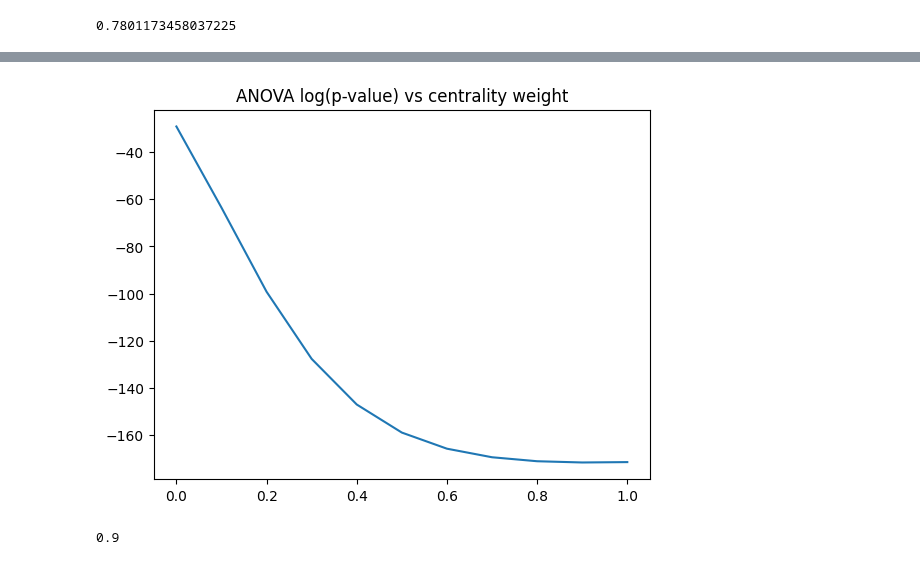
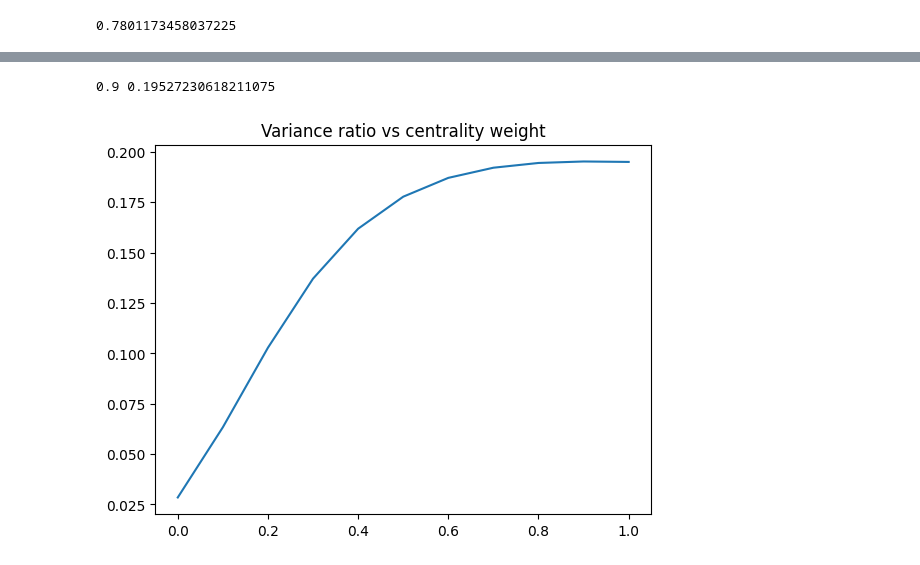
Before and after one commit to martingrzzler/robanohashi-thesis-notebook, a Jupyter notebook: final_metric.ipynb, the cells around one changed output, grey strips where cells are left out. Cells and saved outputs as stored; diff of their text form; code cells hidden in the pictures.

```diff
--- a/final_metric.ipynb
+++ b/final_metric.ipynb
@@ -127,4 +168,4 @@ map_combined_score(sample)['wanikani_mnemonic_centrality']
 # %% [output]
 0.7801173458037225
 # %%
-ds_scores = ds_keywords['train'].map(map_combined_score)
+ds_scores = ds_keywords['train'].map(map_combined_scores)
@@ -163,0 +243,20 @@ def map_weighted(centrality_weight=.5):
+# %%
+n_keywords = np.linspace(1, 3, 10)
+ds_centralilties = []
+best_var_ratio = 0
+best_n = 0
+ratios = []
+within_vars = []
+between_vars = []
+
+for n in n_keywords:
+    ds_cent = ds_scores.map(map_centrality(n))
+    ds_centralilties.append(ds_cent)
+    within_group_vars, between_group_var = group_variance(ds_cent, 'centrality')
+    within_vars.append(within_group_vars)
+    between_vars.append(between_group_var)
+    var_ratio = between_group_var / np.sum(within_group_vars)
+    ratios.append(var_ratio)
+    if var_ratio > best_var_ratio:
+        best_var_ratio = var_ratio
+        best_n = n
@@ -163,0 +297,3 @@ def map_weighted(centrality_weight=.5):
+# %%
+ds_combined = ds_scores.map(map_weighted(centrality_weight=.5))
+group_variance(ds_combined, 'weighted_score')
@@ -164,13 +307,23 @@ def map_weighted(centrality_weight=.5):
 # %%
 centrality_weights = np.linspace(0,1,11)
-p_values = []
 ds_combineds = []
+best_var_ratio = 0
+best_centrality_weight = 0
+ratios = []
+between_vars = []
+within_vars = []
 
 for centrality_weight in centrality_weights:
     ds_combined = ds_scores.map(map_weighted(centrality_weight))
     ds_combineds.append(ds_combined)
-    _, p = anova(ds_combined, 'weighted_score')
-    p_values.append(p)
+    within, between = group_variance(ds_combined, 'weighted_score')
+    between_vars.append(between)
+    within_vars.append(within)
+    var_ratio = between / np.sum(within)
+    ratios.append(var_ratio)
+    if var_ratio > best_var_ratio:
+        best_var_ratio = var_ratio
+        best_centrality_weight = centrality_weight
 # %% [output]
 WARNING:datasets.arrow_dataset:Loading cached processed dataset at /root/.cache/huggingface/datasets/martingrzzler___json/martingrzzler--mnemonics_benchmark-6cc75b71b93e3c15/0.0.0/fe5dd6ea2639a6df6229 ...
 WARNING:datasets.arrow_dataset:Loading cached processed dataset at /root/.cache/huggingface/datasets/martingrzzler___json/martingrzzler--mnemonics_benchmark-6cc75b71b93e3c15/0.0.0/fe5dd6ea2639a6df6229 ...
@@ -186,11 +349,11 @@ WARNING:datasets.arrow_dataset:Loading cached processed dataset at /root/.cache/
+# %%
+print(best_centrality_weight, best_var_ratio)
+# %% [output]
+0.9 0.19527230618211075
 # %%
-plt.title('ANOVA log(p-value) vs centrality weight')
-plt.plot(centrality_weights, np.log(p_values))
+plt.title('Variance ratio vs centrality weight')
+plt.plot(centrality_weights, ratios)
 plt.show()
 # %% [output]
-[figure, old version]
+[figure, new version]
-# %%
-centrality_weights[p_values.index(min(p_values))]
-# %% [output]
-0.9
 # %%
```
Also changed, not shown: parts of 35 cells of this notebook, 2 other files.
